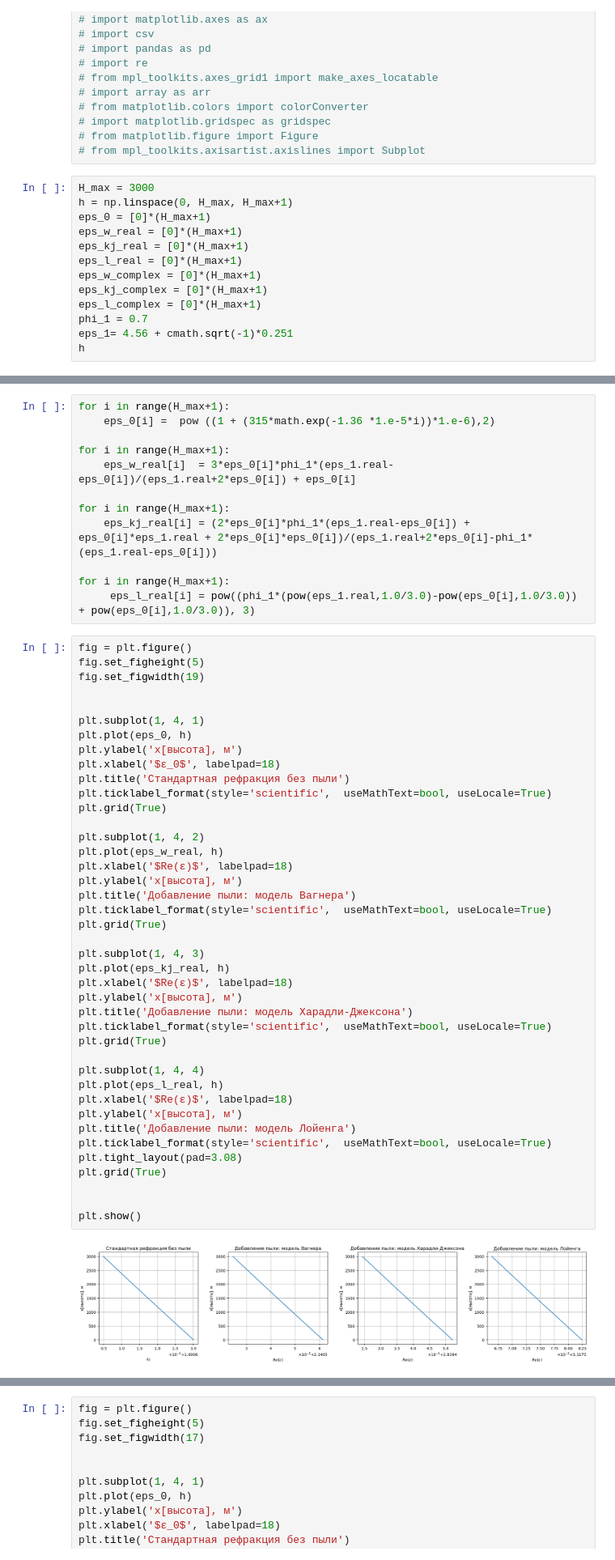
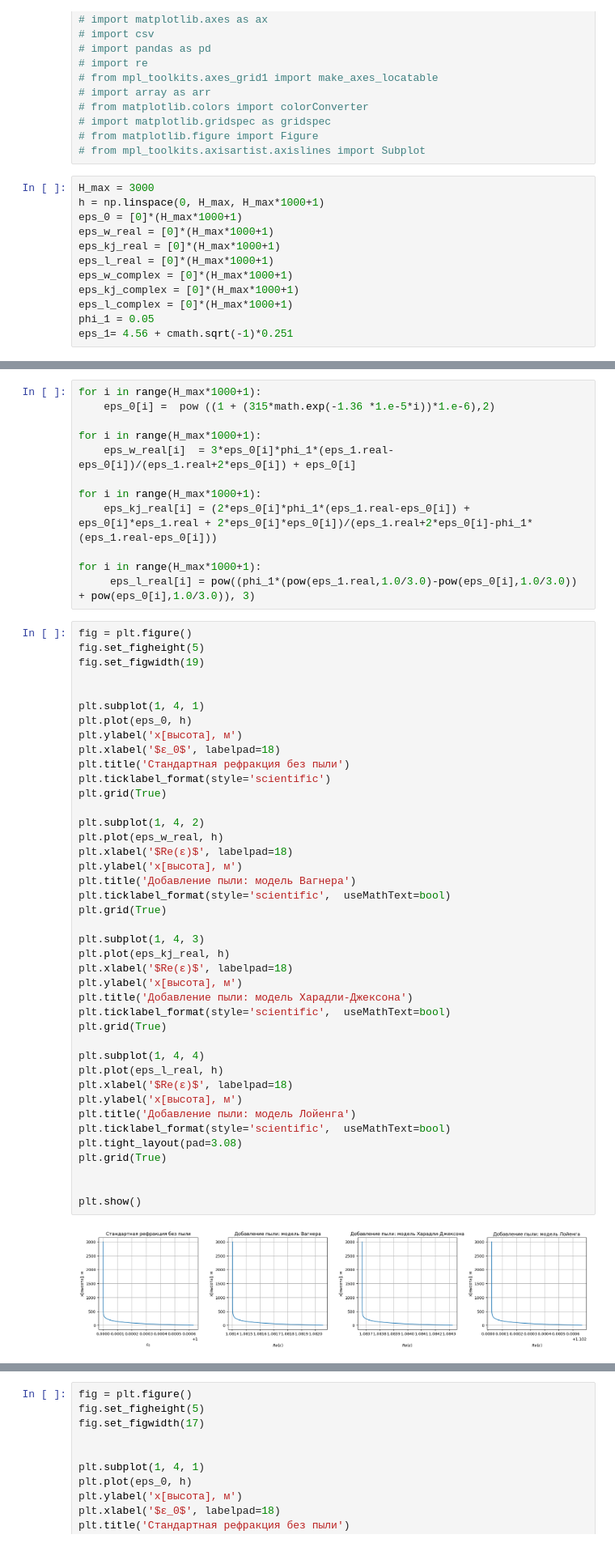
Before and after one commit to Margo-10/pe_radiowaves, a Jupyter notebook: pe_radiowaves.ipynb, the cells around one changed output, grey strips where cells are left out. Shown at 81% size. Drawn from its saved outputs; the diff is of its cells as text.

```diff
--- a/pe_radiowaves.ipynb
+++ b/pe_radiowaves.ipynb
@@ -16,14 +16,13 @@ import cmath
 # from mpl_toolkits.axisartist.axislines import Subplot
 # %%
 H_max = 3000
-h = np.linspace(0, H_max, H_max+1)
-eps_0 = [0]*(H_max+1)
-eps_w_real = [0]*(H_max+1)
-eps_kj_real = [0]*(H_max+1)
-eps_l_real = [0]*(H_max+1)
-eps_w_complex = [0]*(H_max+1)
-eps_kj_complex = [0]*(H_max+1)
-eps_l_complex = [0]*(H_max+1)
-phi_1 = 0.7
+h = np.linspace(0, H_max, H_max*1000+1)
+eps_0 = [0]*(H_max*1000+1)
+eps_w_real = [0]*(H_max*1000+1)
+eps_kj_real = [0]*(H_max*1000+1)
+eps_l_real = [0]*(H_max*1000+1)
+eps_w_complex = [0]*(H_max*1000+1)
+eps_kj_complex = [0]*(H_max*1000+1)
+eps_l_complex = [0]*(H_max*1000+1)
+phi_1 = 0.05
 eps_1= 4.56 + cmath.sqrt(-1)*0.251
-h
@@ -33,14 +29,14 @@ array([0.000e+00, 1.000e+00, 2.000e+00, ..., 2.998e+03, 2.999e+03,
 # %%
-for i in range(H_max+1):
+for i in range(H_max*1000+1):
     eps_0[i] =  pow ((1 + (315*math.exp(-1.36 *1.e-5*i))*1.e-6),2)
 
-for i in range(H_max+1):
+for i in range(H_max*1000+1):
     eps_w_real[i]  = 3*eps_0[i]*phi_1*(eps_1.real-eps_0[i])/(eps_1.real+2*eps_0[i]) + eps_0[i]
 
-for i in range(H_max+1):
+for i in range(H_max*1000+1):
     eps_kj_real[i] = (2*eps_0[i]*phi_1*(eps_1.real-eps_0[i]) + eps_0[i]*eps_1.real + 2*eps_0[i]*eps_0[i])/(eps_1.real+2*eps_0[i]-phi_1*(eps_1.real-eps_0[i]))
 
-for i in range(H_max+1):
+for i in range(H_max*1000+1):
      eps_l_real[i] = pow((phi_1*(pow(eps_1.real,1.0/3.0)-pow(eps_0[i],1.0/3.0)) + pow(eps_0[i],1.0/3.0)), 3)
 # %%
 fig = plt.figure()
@@ -53,36 +49,36 @@ plt.plot(eps_0, h)
 plt.ylabel('x[высота], м')
 plt.xlabel('$ε_0$', labelpad=18)
 plt.title('Стандартная рефракция без пыли')
-plt.ticklabel_format(style='scientific',  useMathText=bool, useLocale=True)
+plt.ticklabel_format(style='scientific')
 plt.grid(True)
 
 plt.subplot(1, 4, 2)
 plt.plot(eps_w_real, h)
 plt.xlabel('$Re(ε)$', labelpad=18)
 plt.ylabel('x[высота], м')
 plt.title('Добавление пыли: модель Вагнера')
-plt.ticklabel_format(style='scientific',  useMathText=bool, useLocale=True)
+plt.ticklabel_format(style='scientific',  useMathText=bool)
 plt.grid(True)
 
 plt.subplot(1, 4, 3)
 plt.plot(eps_kj_real, h)
 plt.xlabel('$Re(ε)$', labelpad=18)
 plt.ylabel('x[высота], м')
 plt.title('Добавление пыли: модель Харадли-Джексона')
-plt.ticklabel_format(style='scientific',  useMathText=bool, useLocale=True)
+plt.ticklabel_format(style='scientific',  useMathText=bool)
 plt.grid(True)
 
 plt.subplot(1, 4, 4)
 plt.plot(eps_l_real, h)
 plt.xlabel('$Re(ε)$', labelpad=18)
 plt.ylabel('x[высота], м')
 plt.title('Добавление пыли: модель Лойенга')
-plt.ticklabel_format(style='scientific',  useMathText=bool, useLocale=True)
+plt.ticklabel_format(style='scientific',  useMathText=bool)
 plt.tight_layout(pad=3.08)
 plt.grid(True)
 
 
 plt.show()
 # %% [output]
-[figure, old version]
+[figure, new version]
 # %%
```
Also changed, not shown: parts of 5 cells of this notebook.
